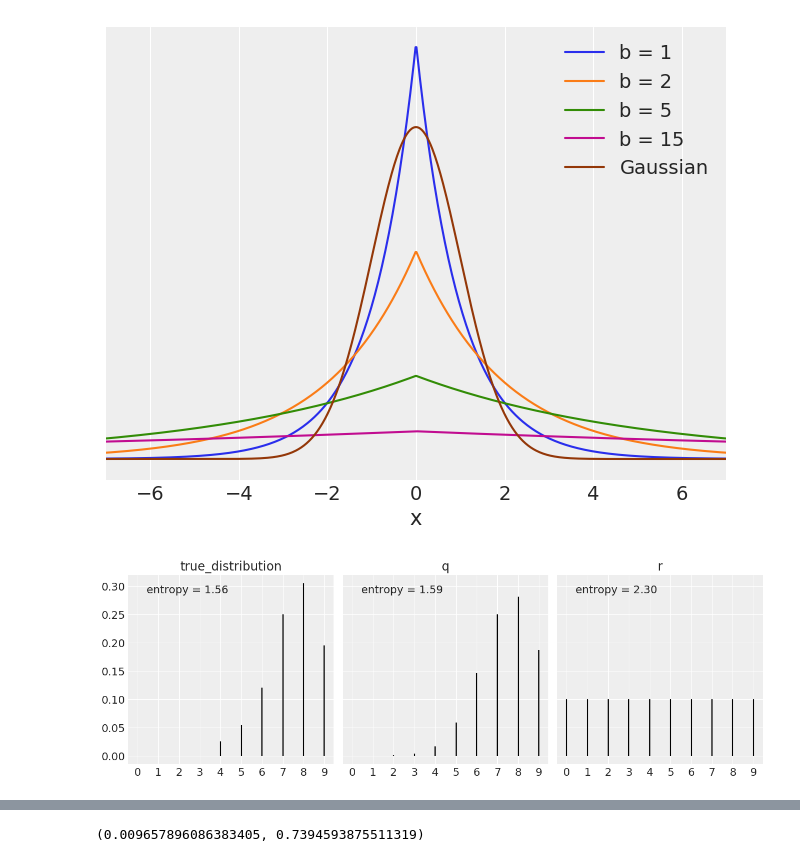
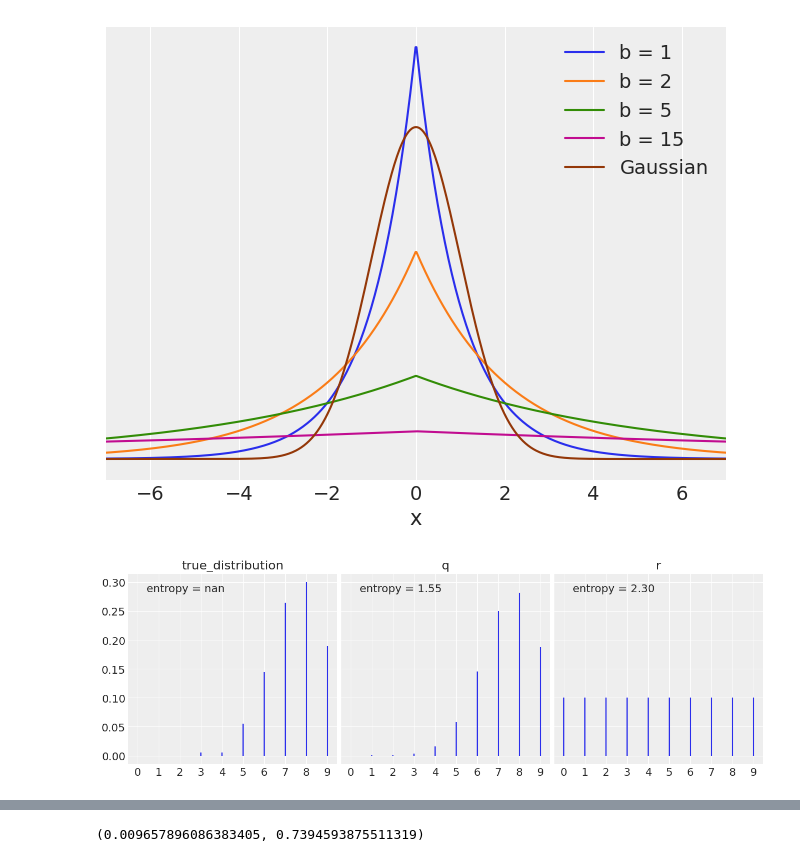
Before and after one commit to tallamjr/bap-numpyro, a Jupyter notebook: notebooks/05-model_comparison.ipynb, the cells around one changed output, grey strips where cells are left out. Drawn from its saved outputs; the diff is of its cells as text; code cells hidden in the pictures.

Commit message:
[WIP][skip ci]
	modified:   notebooks/05-model_comparison.ipynb

```diff
--- a/notebooks/05-model_comparison.ipynb
+++ b/notebooks/05-model_comparison.ipynb
@@ -356,13 +321,3 @@ HBox(children=(IntProgress(value=0, description='Sampling 2 chains', max=11000,
 # pM0 = 1 - pM1
 # BF = (pM0 / pM1) * (p[1] / p[0])
 # BF
-# %%
-with pm.Model() as model_BF_0:
-    θ = pm.Beta('θ', 4, 8)
-    y = pm.Bernoulli('y', θ, observed=y_d)
-    trace_BF_0 = pm.sample(2500, step=pm.SMC())
-
-with pm.Model() as model_BF_1:
-    θ = pm.Beta('θ', 8, 4)
-    y = pm.Bernoulli('y', θ, observed=y_d)
-    trace_BF_1 = pm.sample(2500, step=pm.SMC())
@@ -461,25 +424,52 @@ plt.savefig('B11197_05_14.png', dpi=300)
 # %% [output]
 [figure]
+# %%
+# x = range(0, 10)
+x = jnp.arange(0, 10)
+q = dist.Binomial(total_count=10, probs=0.75)
+# r = random.randint(key=random.PRNGKey(0), shape=x, minval=0, maxval=10,)
+r = dist.Uniform(low=0, high=10)
+# %%
+# data = stats.bernoulli.rvs(p=theta_real, size=trials)
+# data = dist.Bernoulli(probs=theta_real).sample(random.PRNGKey(1), (trials,))
+
+true_distribution = [list(q.sample(random.PRNGKey(i), (200,))).count(i) / 200 for i in x]
+
+q_pmf = jnp.exp(q.log_prob(x))
+r_pmf = jnp.exp(r.log_prob(x))
+
+_, ax = plt.subplots(1, 3, figsize=(12, 4), sharey=True,
+                     constrained_layout=True)
+
+for idx, (dist, label) in enumerate(zip([true_distribution, q_pmf, r_pmf], ['true_distribution', 'q', 'r'])):
+    h = -jnp.sum(jnp.array(dist) * jnp.log(jnp.array(dist))) # Entropy
+    ax[idx].vlines(x, 0, dist, label=f'entropy = {h:.2f}')
+    ax[idx].set_title(label)
+    ax[idx].set_xticks(x)
+    ax[idx].legend(loc=2, handlelength=0)
+# %% [output]
+[figure, added]
 # %%
-np.random.seed(912)
-x = range(0, 10)
-q = stats.binom(10, 0.75)
-r = stats.randint(0, 10)
+# import numpy as np
+# np.random.seed(912)
+# x = range(0, 10)
+# q = scipy.stats.binom(10, 0.75)
+# r = scipy.stats.randint(0, 10)
 
-true_distribution = [list(q.rvs(200)).count(i) / 200 for i in x]
+# true_distribution = [list(q.rvs(200)).count(i) / 200 for i in x]
 
-q_pmf = q.pmf(x)
-r_pmf = r.pmf(x)
+# q_pmf = q.pmf(x)
+# r_pmf = r.pmf(x)
 
-_, ax = plt.subplots(1, 3, figsize=(12, 4), sharey=True,
-                     constrained_layout=True)
+# _, ax = plt.subplots(1, 3, figsize=(12, 4), sharey=True,
+#                      constrained_layout=True)
 
-for idx, (dist, label) in enumerate(zip([true_distribution, q_pmf, r_pmf], ['true_distribution', 'q', 'r'])):
-    ax[idx].vlines(x, 0, dist, label=f'entropy = {stats.entropy(dist):.2f}')
-    ax[idx].set_title(label)
-    ax[idx].set_xticks(x)
-    ax[idx].legend(loc=2, handlelength=0)
+# for idx, (distri, label) in enumerate(zip([true_distribution, q_pmf, r_pmf], ['true_distribution', 'q', 'r'])):
+#     ax[idx].vlines(x, 0, dist, label=f'entropy = {scipy.stats.entropy(dist):.2f}')
+#     print("X", dist)
+#     print("XX", type(dist))
+#     ax[idx].set_title(label)
+#     ax[idx].set_xticks(x)
+#     ax[idx].legend(loc=2, handlelength=0)
 
-plt.savefig('B11197_05_15.png', dpi=300)
+# plt.savefig('B11197_05_15.png', dpi=300)
-# %% [output]
-[figure, removed]
```
Also changed, not shown: parts of 13 cells of this notebook.
